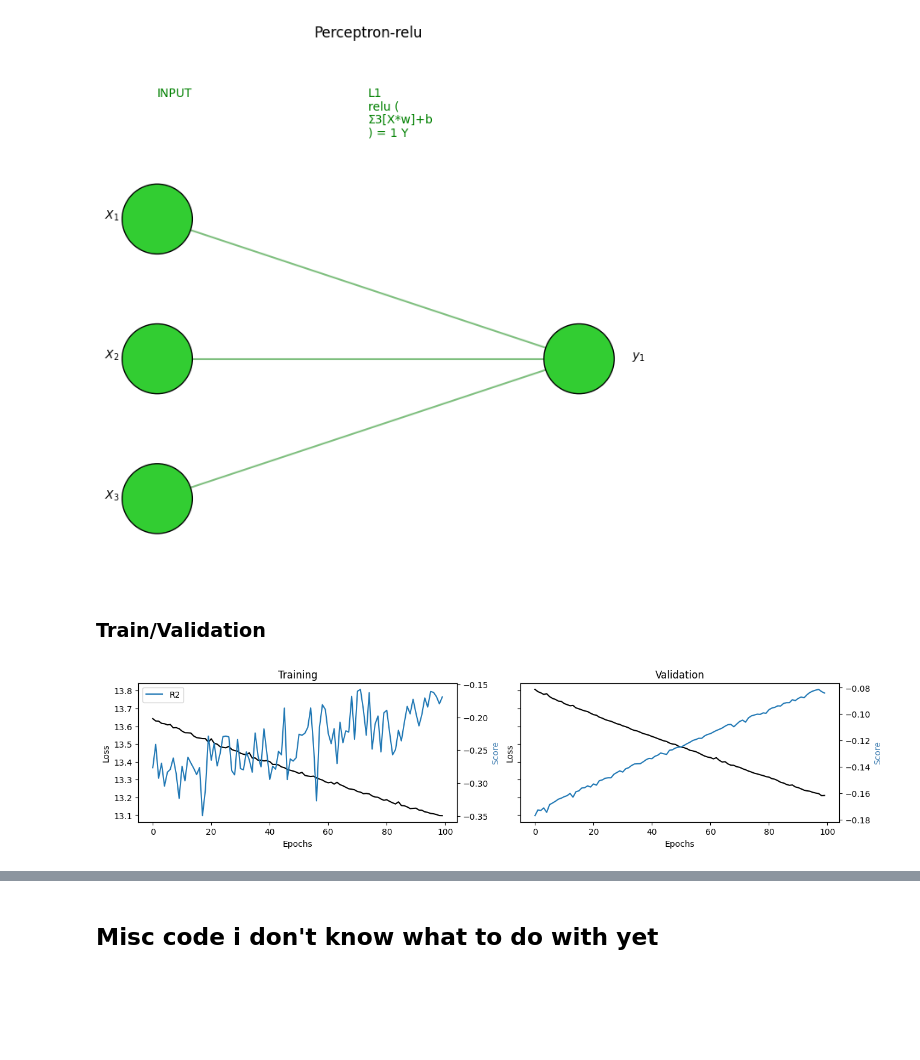
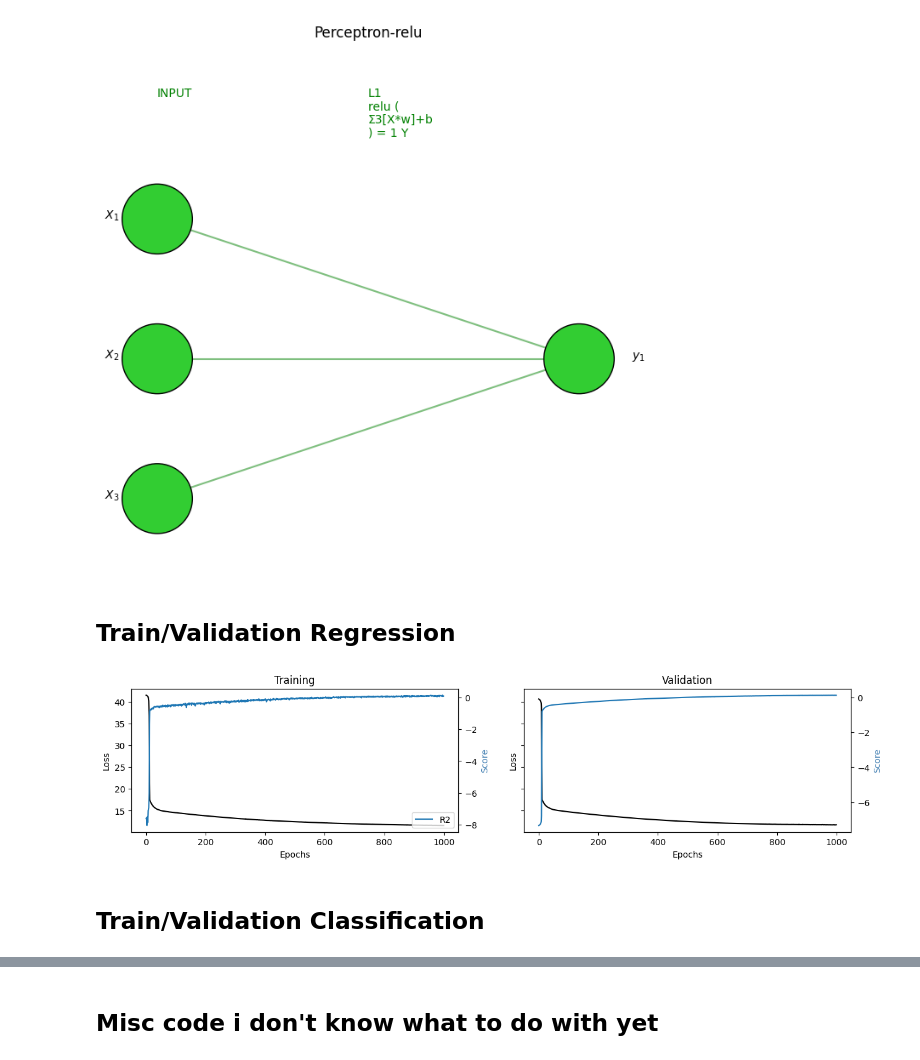
Before and after one commit to taniomi/Sistemas-Inteligentes, a Jupyter notebook: TAREFA_2_0/ANN.ipynb, the cells around one changed output, grey strips where cells are left out. Cells and saved outputs as stored; diff of their text form; code cells hidden in the pictures; blank space fills up the shorter version.

Commit message:
[ADD] Regression ReLU

```diff
--- a/TAREFA_2_0/ANN.ipynb
+++ b/TAREFA_2_0/ANN.ipynb
@@ -13,7 +13,7 @@ import tensorflow as tf
 sinais_vitais_sem_label = pd.read_csv('treino_sinais_vitais_sem_label.txt',
                                       header=None,
                                       index_col=0,
-                                      names=['pSist','pDiast','qPA','pulso','resp','gravid','classe'])
+                                      names=['index','pSist','pDiast','qPA','pulso','resp','gravid'])
 # %%
 sinais_vitais_sem_label
 # %% [output]
@@ -157,5 +157,5 @@ visualize_nn(ptron_relu, description=True, figsize=(8,8))
 [figure]
 # %%
 # define x = [x1, x2, x3] and y
-x = sinais_vitais_sem_label.loc[:,['pulso','resp','gravid']]
-y = sinais_vitais_sem_label['classe']
+x_regre = sinais_vitais_sem_label.loc[:,['qPA','pulso','resp']]
+y_regre = sinais_vitais_sem_label['gravid']
@@ -172,2 +162,2 @@ ptron_relu.compile(optimizer='adam', loss='mean_absolute_error',
 # %% [markdown]
-### Train/Validation
+## Train/Validation Regression
@@ -174,32 +174,34 @@ ptron_relu.compile(optimizer='adam', loss='mean_absolute_error',
 # %%
 # train/validation
-training = ptron_relu.fit(x=x, y=y, batch_size=16, epochs=100,
+training = ptron_relu.fit(x=x_regre, y=y_regre, batch_size=16, epochs=1000,
                      shuffle=True, verbose=0, validation_split=0.3)
 
 # plot
 metrics = [k for k in training.history.keys() if ("loss" not in k) and ("val" not in k)]
 fig, ax = plt.subplots(nrows=1, ncols=2, sharey=True, figsize=(15,3))
 
 ## training plot
 ax[0].set(title="Training")
 ax11 = ax[0].twinx()
 ax[0].plot(training.history['loss'], color='black')
 ax[0].set_xlabel('Epochs')
 ax[0].set_ylabel('Loss', color='black')
 for metric in metrics:
     ax11.plot(training.history[metric], label=metric)
 ax11.set_ylabel("Score", color='steelblue')
 ax11.legend()
 
 ## validation plot
 ax[1].set(title="Validation")
 ax22 = ax[1].twinx()
 ax[1].plot(training.history['val_loss'], color='black')
 ax[1].set_xlabel('Epochs')
 ax[1].set_ylabel('Loss', color='black')
 for metric in metrics:
     ax22.plot(training.history['val_'+metric], label=metric)
 ax22.set_ylabel("Score", color="steelblue")
 plt.show()
 # %% [output]
-[figure, old version]
+[figure, new version]
+# %% [markdown]
+## Train/Validation Classification
```
Also changed, not shown: parts of 15 cells of this notebook, 2 other files.
